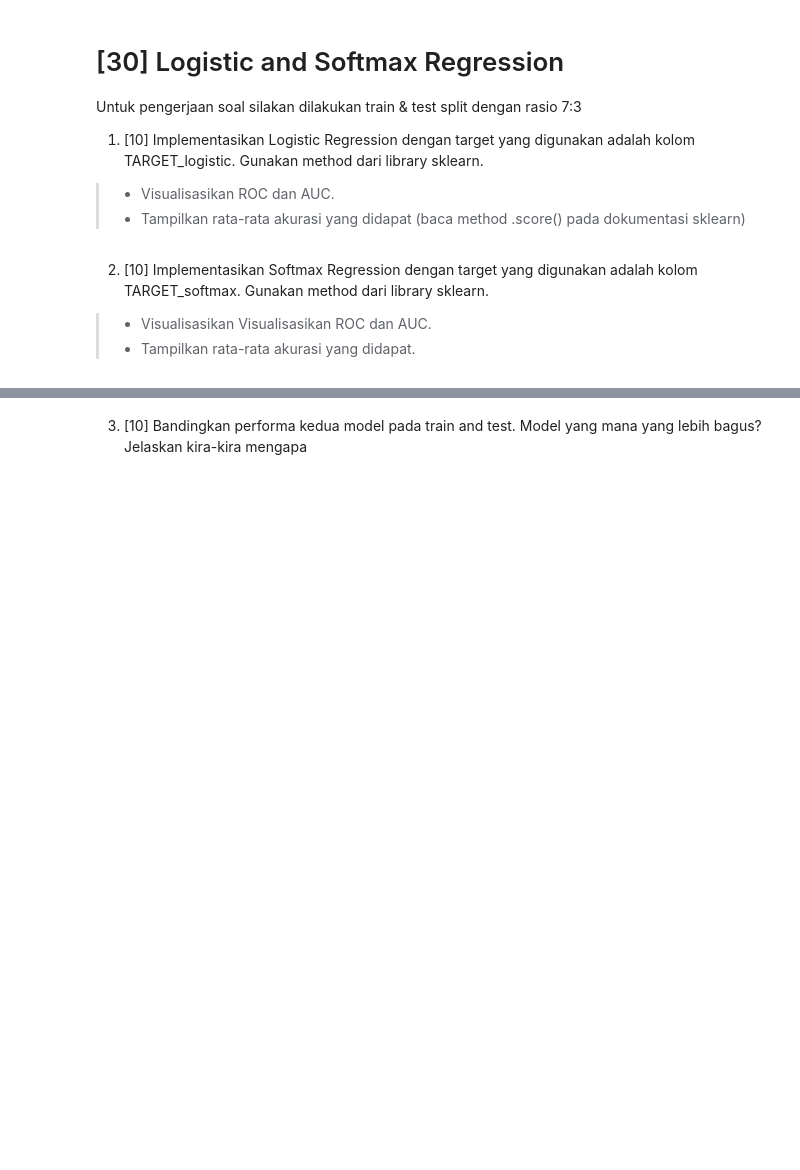
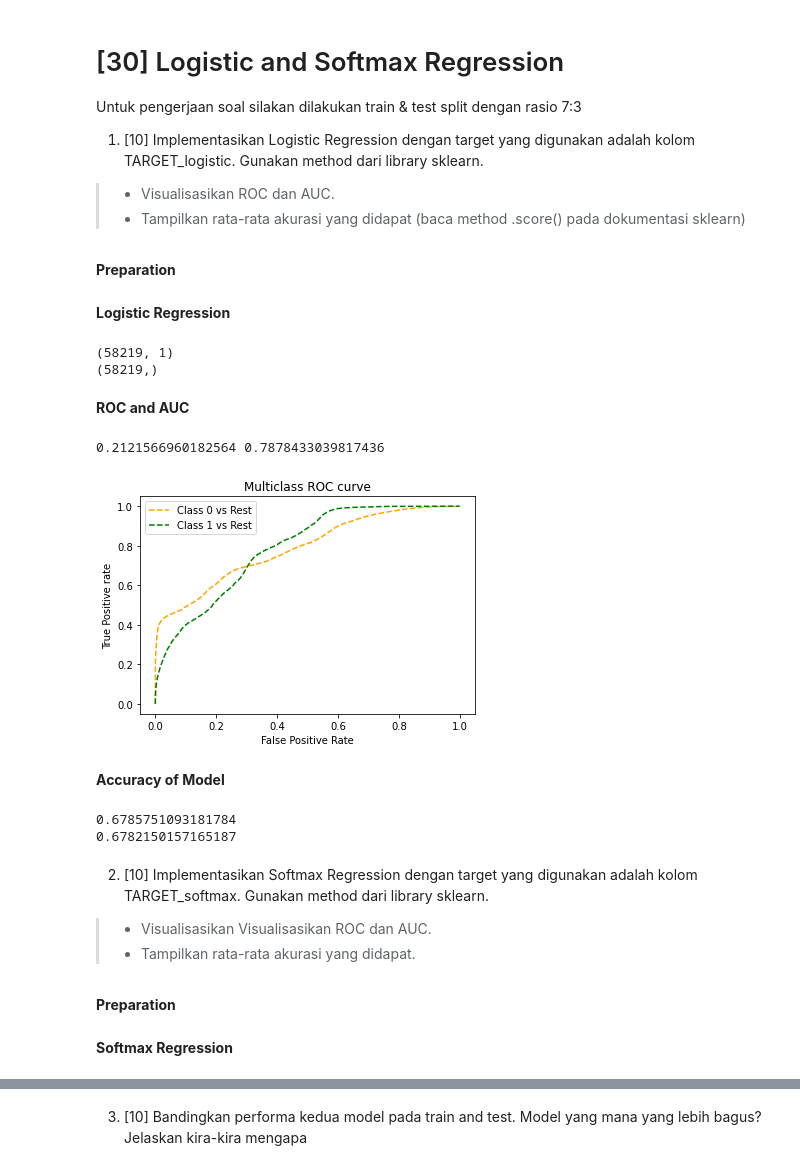
Before and after one commit to faisaladisoe/kasdd-tugas, a Jupyter notebook: Tugas 3/Tugas_3_KASDD.ipynb, the cells around one changed output, grey strips where cells are left out. Drawn from its saved outputs; the diff is of its cells as text; code cells hidden in the pictures; blank space fills up the shorter version.

```diff
--- a/Tugas 3/Tugas_3_KASDD.ipynb
+++ b/Tugas 3/Tugas_3_KASDD.ipynb
@@ -571,9 +577,73 @@ Untuk pengerjaan soal silakan dilakukan train & test split dengan rasio 7:3
 1. [10] Implementasikan Logistic Regression dengan target yang digunakan adalah kolom TARGET_logistic. Gunakan method dari library sklearn.
 >- Visualisasikan ROC dan AUC.
 >- Tampilkan rata-rata akurasi yang didapat (baca method .score() pada dokumentasi sklearn)
+# %% [markdown]
+**Preparation**
+# %%
+# Split into training and testing set
+from sklearn.model_selection import train_test_split
+y_target = df['TARGET_logistic']
+x_train, x_test, y_train, y_test = train_test_split(
+    df_pca_component, y_target, test_size = .3, random_state = 30)
+# %% [markdown]
+**Logistic Regression**
+# %%
+# Training the model
+from sklearn.multiclass import OneVsRestClassifier
+from sklearn.linear_model import LogisticRegression
+logistic_regression = OneVsRestClassifier(LogisticRegression())
+logistic_regression.fit(x_train, y_train)
+
+# Predicting
+y_prediction_logistic = logistic_regression.predict(x_test)
+print(x_test.shape)
+print(y_prediction_logistic.shape)
+
+# Predict Probability
+pred_prob = logistic_regression.predict_proba(x_test)
+# %% [output]
+(58219, 1)
+(58219,)
+# %% [markdown]
+**ROC and AUC**
+# %%
+from sklearn.metrics import roc_auc_score, roc_curve
+fpr = {}
+tpr = {}
+thresholds = {}
+auc_score = {}
+for i in range(2):
+  fpr[i], tpr[i], thresholds[i] = roc_curve(y_test, pred_prob[:, i], pos_label=i)
+  auc_score[i] = roc_auc_score(y_test, pred_prob[:, i], multi_class='ovr')
+
+print(auc_score[0], auc_score[1])
+
+# plotting
+plt.plot(fpr[0], tpr[0], linestyle='--', color='orange', label='Class 0 vs Rest')
+plt.plot(fpr[1], tpr[1], linestyle='--', color='green', label='Class 1 vs Rest')
+plt.title('Multiclass ROC curve')
+plt.xlabel('False Positive Rate')
+plt.ylabel('True Positive rate')
+plt.legend(loc='best')
+plt.savefig('Multiclass ROC',dpi=300)
+# %% [output]
+0.2121566960182564 0.7878433039817436
+[figure, added]
+# %% [markdown]
+**Accuracy of Model**
 # %%
 # Berikan jawaban 1 di sini
+score_train = logistic_regression.score(x_train, y_train)
+print(score_train)
+
+score_test = logistic_regression.score(x_test, y_test)
+print(score_test)
+# %% [output]
+0.6785751093181784
+0.6782150157165187
 # %% [markdown]
 2. [10] Implementasikan Softmax Regression dengan target yang digunakan adalah kolom TARGET_softmax. Gunakan method dari library sklearn.
 >- Visualisasikan Visualisasikan ROC dan AUC.
 >- Tampilkan rata-rata akurasi yang didapat.
+# %% [markdown]
+**Preparation**
@@ -579,0 +656,2 @@ Untuk pengerjaan soal silakan dilakukan train & test split dengan rasio 7:3
+# %% [markdown]
+**Softmax Regression**
```
Also changed, not shown: parts of 14 cells of this notebook.
